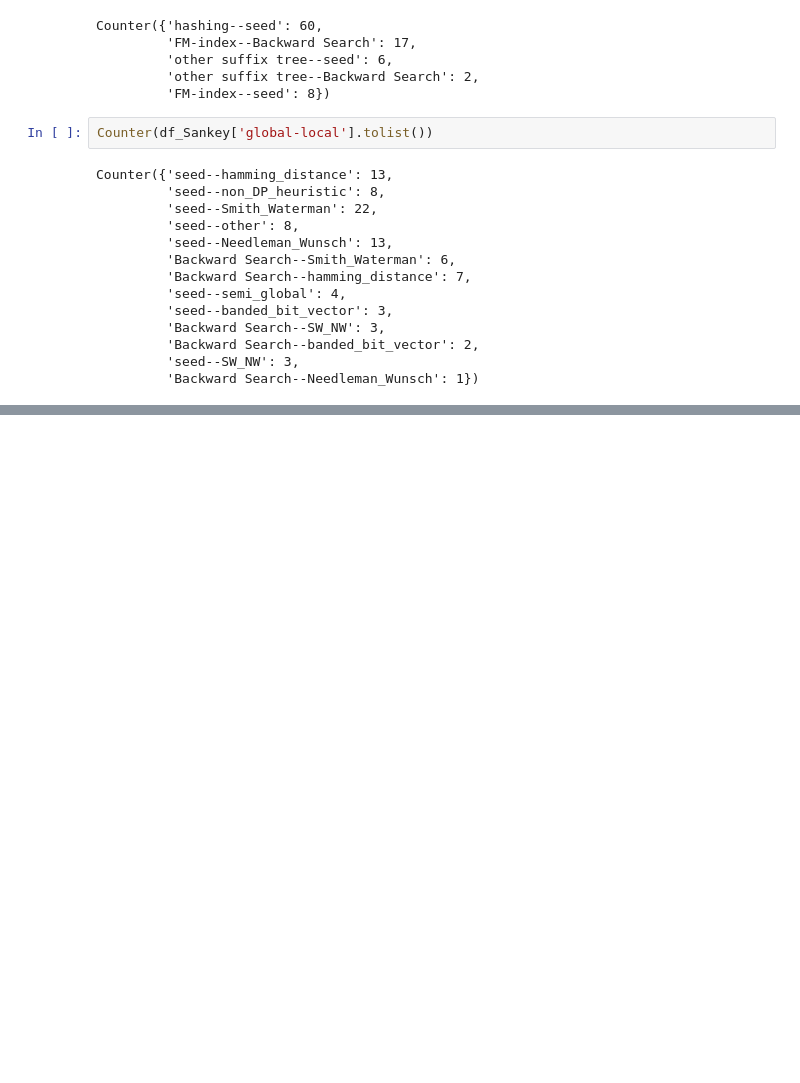
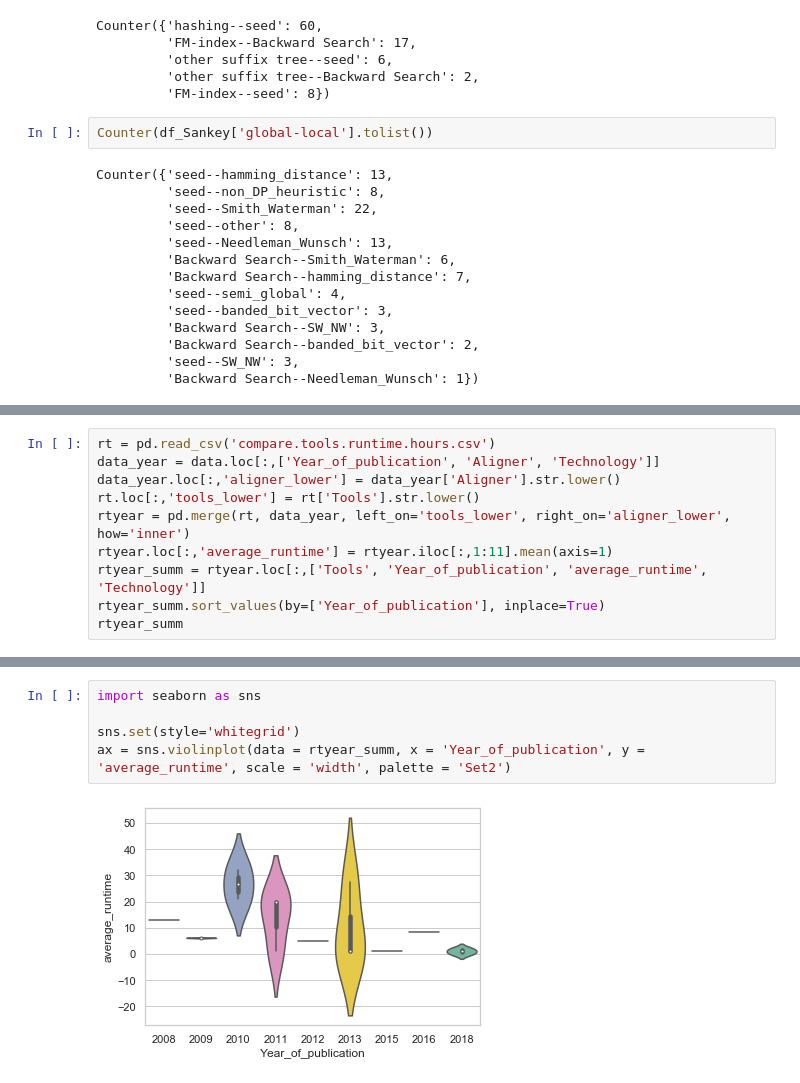
Before and after one commit to Mangul-Lab-USC/technology.dictates.algorithms, a Jupyter notebook: figure1.ipynb, the cells around one changed output, grey strips where cells are left out. Drawn from its saved outputs; the diff is of its cells as text; blank space fills up the shorter version.

Commit message:
Add test runtimes and new plots to jupyter notebook

```diff
--- a/figure1.ipynb
+++ b/figure1.ipynb
@@ -998,0 +1098,10 @@ BokehUserWarning: ColumnDataSource's columns must be of the same length. Current
+# %%
+rt = pd.read_csv('compare.tools.runtime.hours.csv')
+data_year = data.loc[:,['Year_of_publication', 'Aligner', 'Technology']]
+data_year.loc[:,'aligner_lower'] = data_year['Aligner'].str.lower()
+rt.loc[:,'tools_lower'] = rt['Tools'].str.lower()
+rtyear = pd.merge(rt, data_year, left_on='tools_lower', right_on='aligner_lower', how='inner')
+rtyear.loc[:,'average_runtime'] = rtyear.iloc[:,1:11].mean(axis=1)
+rtyear_summ = rtyear.loc[:,['Tools', 'Year_of_publication', 'average_runtime', 'Technology']]
+rtyear_summ.sort_values(by=['Year_of_publication'], inplace=True)
+rtyear_summ
@@ -998,0 +1126,7 @@ BokehUserWarning: ColumnDataSource's columns must be of the same length. Current
+# %%
+import seaborn as sns
+
+sns.set(style='whitegrid')
+ax = sns.violinplot(data = rtyear_summ, x = 'Year_of_publication', y = 'average_runtime', scale = 'width', palette = 'Set2')
+# %% [output]
+[figure, added]
```
Also changed, not shown: parts of 9 cells of this notebook, 10 other files.
